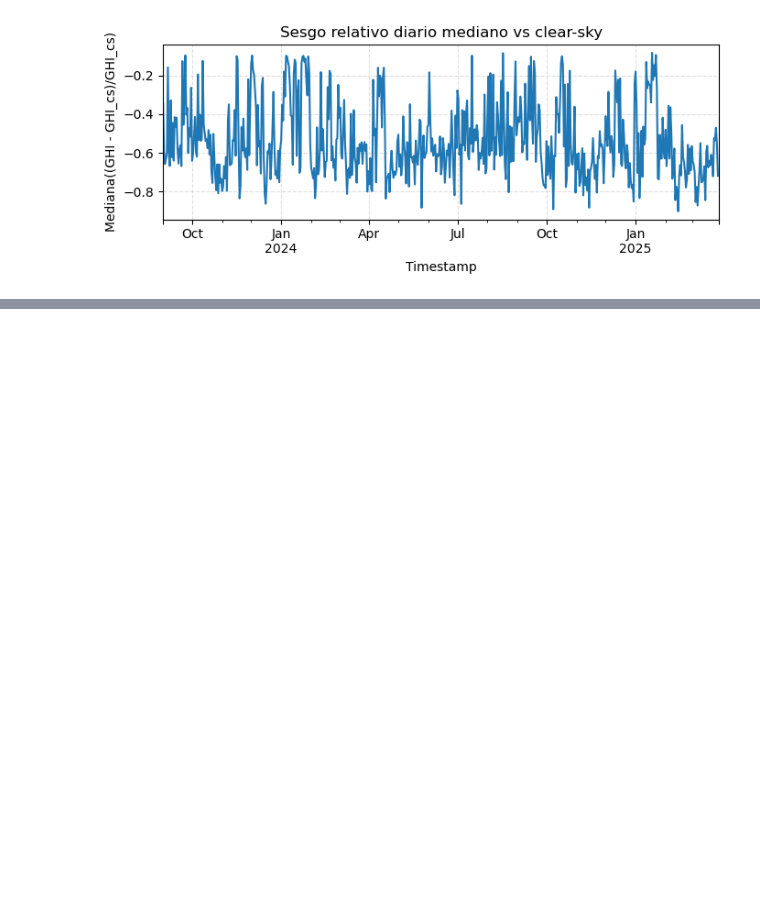
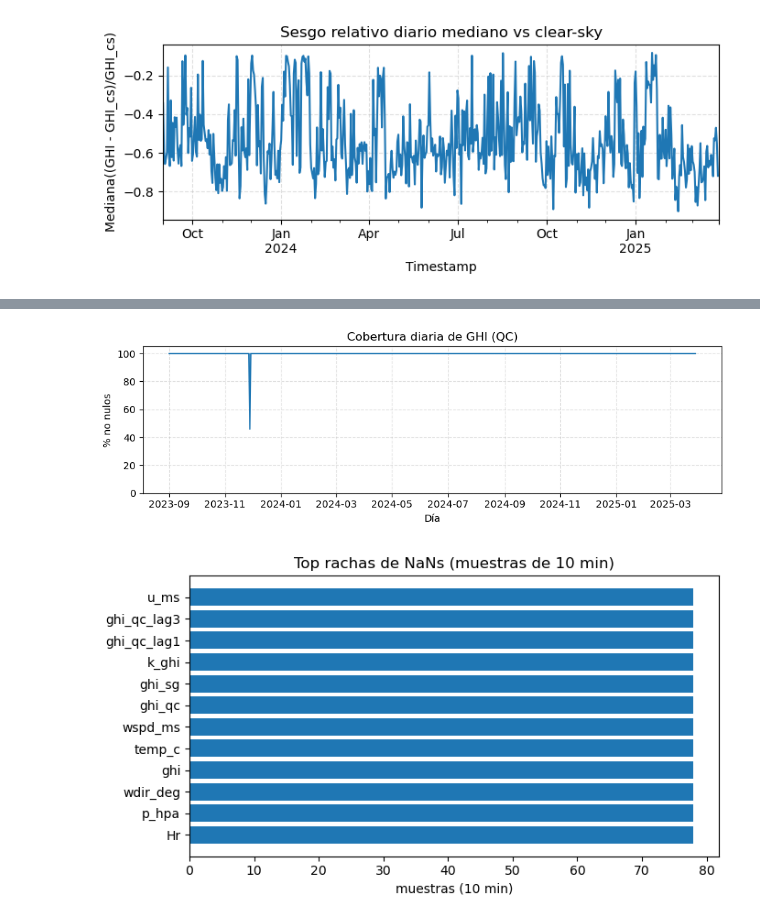
Before and after one commit to EstebanLN/irradiance-fusion-forecast, a Jupyter notebook: Notebooks/01_ground_station_exploration.ipynb, the cells around one changed output, grey strips where cells are left out. Saved outputs shown, nothing was run; the diff lists cells and outputs as text; code cells hidden in the pictures; blank space fills up the shorter version.

```diff
--- a/Notebooks/01_ground_station_exploration.ipynb
+++ b/Notebooks/01_ground_station_exploration.ipynb
@@ -334,0 +408,4 @@ Excedencias GHI > 1.10 * GHI_cs: 508
+# %%
+from pathlib import Path
+FIG_DIR = Path("../reports/figures")
+FIG_DIR.mkdir(parents=True, exist_ok=True)
@@ -334,0 +435,33 @@ Excedencias GHI > 1.10 * GHI_cs: 508
+# %%
+# Cobertura diaria (% no nulos)
+cov_d = df10["ghi_qc"].notna().resample("D").mean()*100
+fig, ax = plt.subplots(figsize=(9,3))
+ax.plot(cov_d.index, cov_d.values)
+ax.set_ylim(0, 105)
+ax.set_title("Cobertura diaria de GHI (QC)")
+ax.set_ylabel("% no nulos"); ax.set_xlabel("Día")
+ax.grid(True, ls="--", alpha=0.4)
+fig.tight_layout()
+fig.savefig(FIG_DIR / "cov_diaria_ghi.png", dpi=150)
+
+# Racha máxima de NaNs (en muestras de 10 min) por variable
+def max_racha_nans(s: pd.Series) -> int:
+    m = s.isna().to_numpy()
+    if not m.any(): return 0
+    edges = np.diff(np.concatenate(([0], m.view(np.int8), [0])))
+    starts = np.where(edges==1)[0]; ends = np.where(edges==-1)[0]
+    return int((ends - starts).max()) if len(starts) else 0
+
+rachas = {c: max_racha_nans(df10[c]) for c in df10.columns}
+sr = pd.Series(rachas).sort_values(ascending=False)
+
+fig, ax = plt.subplots(figsize=(7,4))
+ax.barh(sr.index[:12], sr.values[:12])
+ax.set_title("Top rachas de NaNs (muestras de 10 min)")
+ax.set_xlabel("muestras (10 min)")
+fig.tight_layout()
+# fig.savefig(FIG_DIR / "rachas_nans_top.png", dpi=150)
+plt.show()
+# %% [output]
+[figure, added]
+[figure, added]
```
Also changed, not shown: parts of 16 cells of this notebook.
